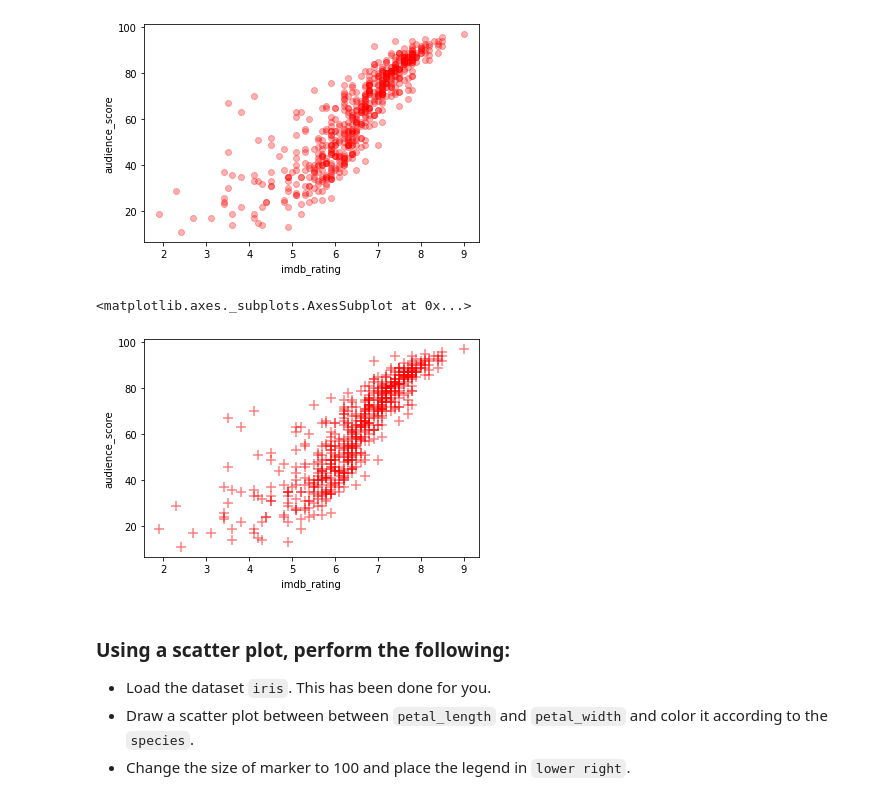
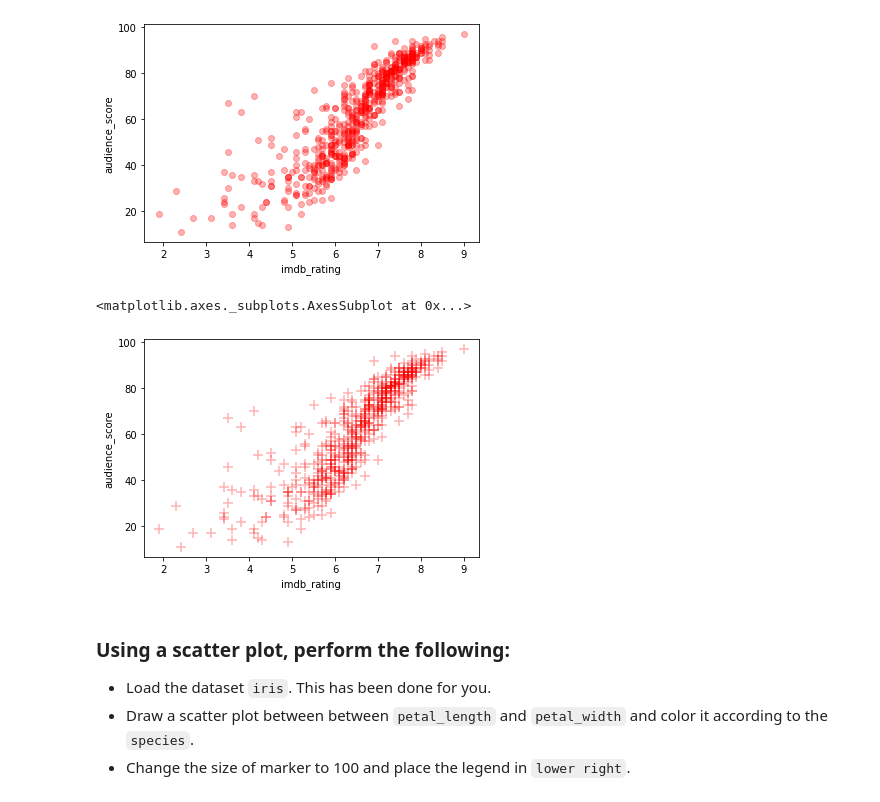
Before and after one commit to sidparab/SHALA2020_New, a Jupyter notebook: DS_L3_20_April_Assignment_3.ipynb, the cells around one changed output. Drawn from its saved outputs; the diff is of its cells as text; code cells hidden in the pictures.

```diff
--- a/DS_L3_20_April_Assignment_3.ipynb
+++ b/DS_L3_20_April_Assignment_3.ipynb
@@ -169,11 +168,11 @@ sns.regplot(x = movies["imdb_rating"],
 # %%
 # Change marker of the scatter plot
 sns.regplot(x = movies["imdb_rating"],
             y = movies["audience_score"],
-            marker="+", fit_reg=False, scatter_kws={"color":"red", "alpha":0.5, "s":100})
+            marker="+", fit_reg=False, scatter_kws={"color":"red", "alpha":0.3, "s":100})
 # %% [output]
 <matplotlib.axes._subplots.AxesSubplot at 0x...>
-[figure, old version]
+[figure, new version]
 # %% [markdown]
 ### Using a scatter plot, perform the following:
 
```
Also changed, not shown: parts of 11 cells of this notebook.
